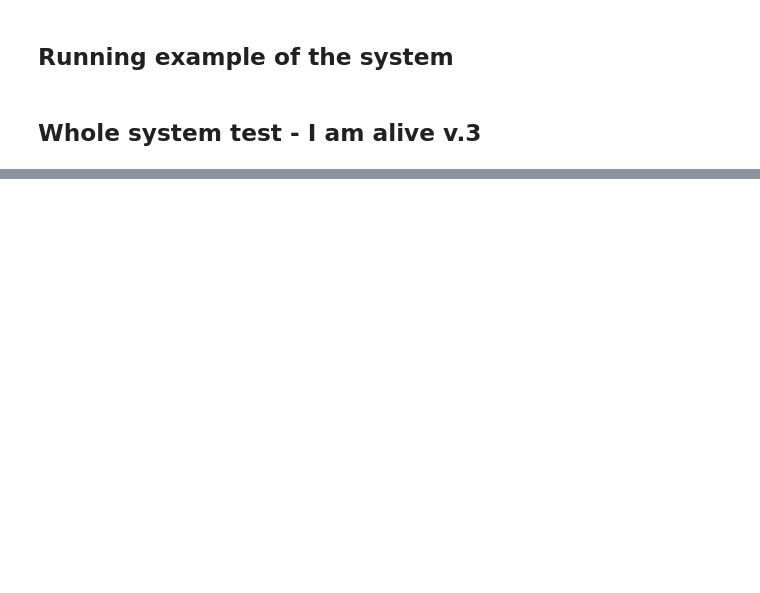
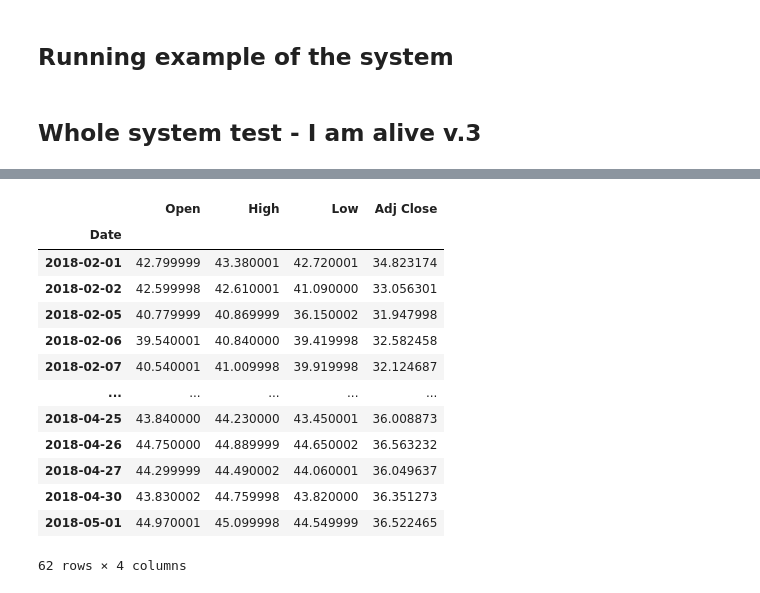
Before and after one commit to maxmekiska/arguing_predictors, a Jupyter notebook: notebooks/TestingEnviornment.ipynb, the cells around one changed output, grey strips where cells are left out. Drawn from its saved outputs; the diff is of its cells as text; code cells hidden in the pictures; blank space fills up the shorter version.

```diff
--- a/notebooks/TestingEnviornment.ipynb
+++ b/notebooks/TestingEnviornment.ipynb
@@ -240,0 +261,18 @@ plot_performance(all_forecasts)
+# %%
+predict2 = predict[['Open', 'High', 'Low', 'Adj Close']]
+predict2
+# %% [output]
+|  | Open | High | Low | Adj Close |
+| Date |  |  |  |  |
+| 2018-02-01 | 42.799999 | 43.380001 | 42.720001 | 34.823174 |
+| 2018-02-02 | 42.599998 | 42.610001 | 41.090000 | 33.056301 |
+| 2018-02-05 | 40.779999 | 40.869999 | 36.150002 | 31.947998 |
+| 2018-02-06 | 39.540001 | 40.840000 | 39.419998 | 32.582458 |
+| 2018-02-07 | 40.540001 | 41.009998 | 39.919998 | 32.124687 |
+| ... | ... | ... | ... | ... |
+| 2018-04-25 | 43.840000 | 44.230000 | 43.450001 | 36.008873 |
+| 2018-04-26 | 44.750000 | 44.889999 | 44.650002 | 36.563232 |
+| 2018-04-27 | 44.299999 | 44.490002 | 44.060001 | 36.049637 |
+| 2018-04-30 | 43.830002 | 44.759998 | 43.820000 | 36.351273 |
+| 2018-05-01 | 44.970001 | 45.099998 | 44.549999 | 36.522465 |
+62 rows × 4 columns
```
Also changed, not shown: parts of 19 cells of this notebook, 1 other file.
